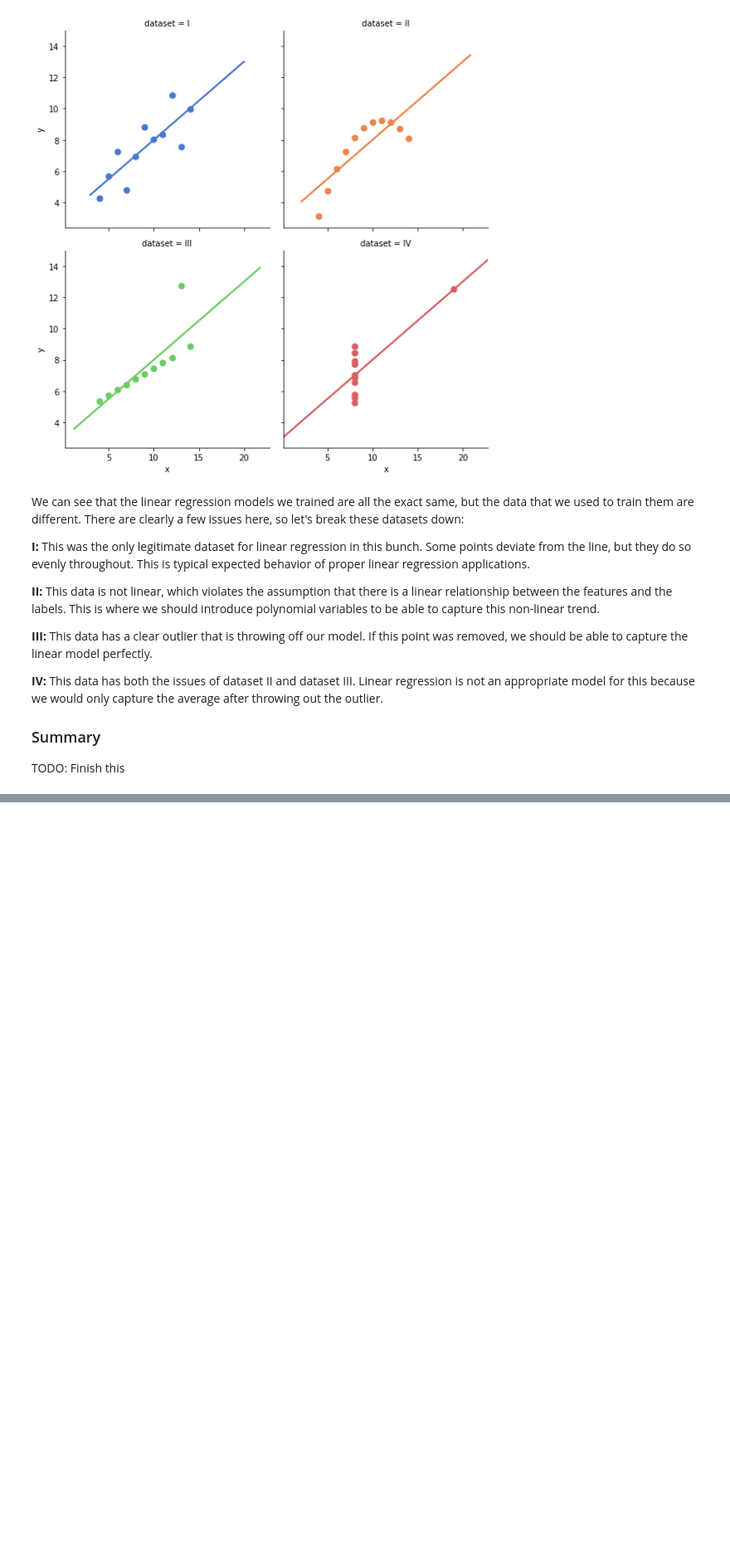
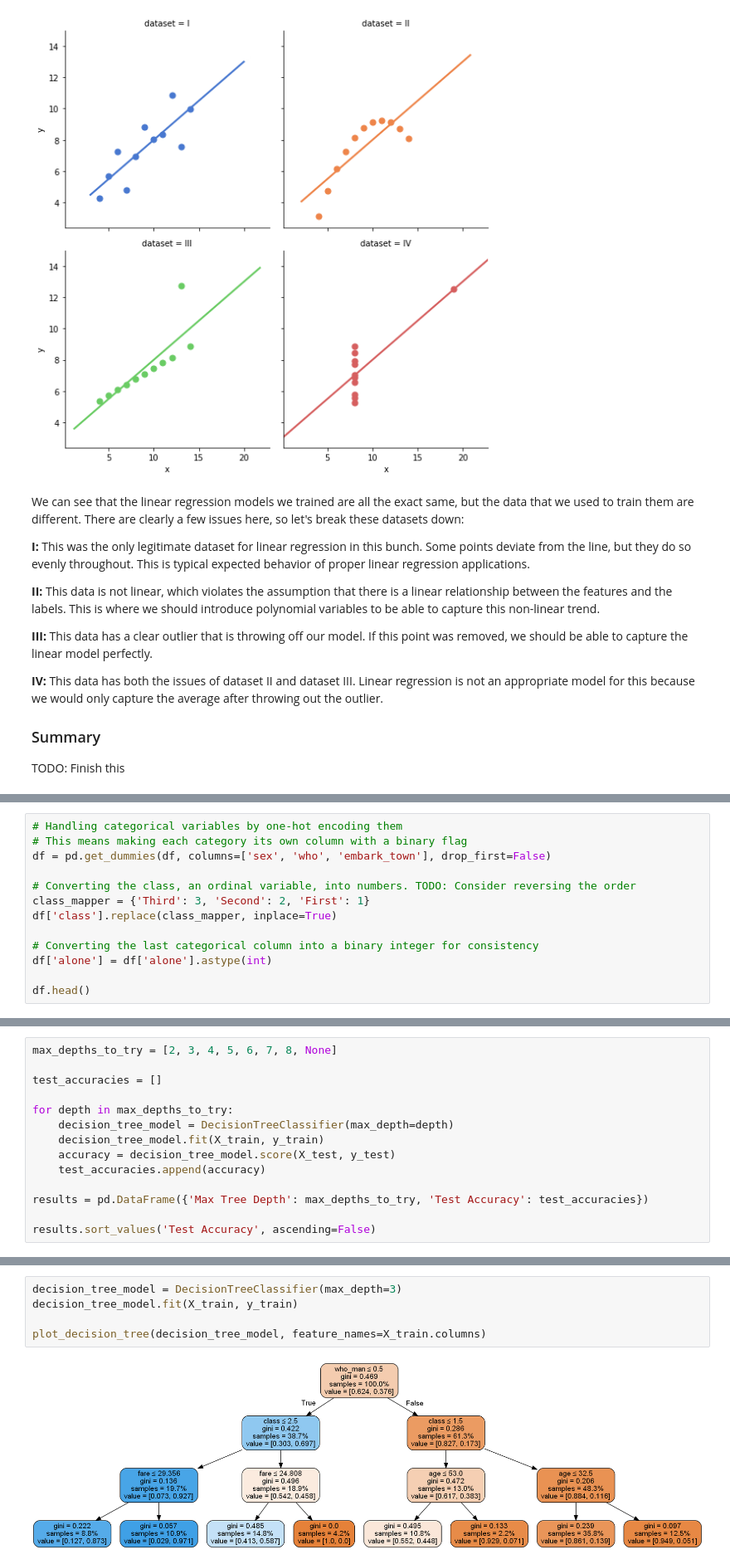
Before and after one commit to JeffMacaluso/Talks, a Jupyter notebook: TheMostImportantModels/TheMostImportantModels.ipynb, the cells around one changed output, grey strips where cells are left out. Shown at 83% size. Cells and saved outputs as stored; diff of their text form; blank space fills up the shorter version.

Commit message:
Updated all three model sections

```diff
--- a/TheMostImportantModels/TheMostImportantModels.ipynb
+++ b/TheMostImportantModels/TheMostImportantModels.ipynb
@@ -295,0 +317,13 @@ TODO: Talk about -
+# %%
+# Handling categorical variables by one-hot encoding them
+# This means making each category its own column with a binary flag
+df = pd.get_dummies(df, columns=['sex', 'who', 'embark_town'], drop_first=False)
+
+# Converting the class, an ordinal variable, into numbers. TODO: Consider reversing the order
+class_mapper = {'Third': 3, 'Second': 2, 'First': 1}
+df['class'].replace(class_mapper, inplace=True)
+
+# Converting the last categorical column into a binary integer for consistency
+df['alone'] = df['alone'].astype(int)
+
+df.head()
@@ -295,0 +412,14 @@ TODO: Talk about -
+# %%
+max_depths_to_try = [2, 3, 4, 5, 6, 7, 8, None]
+
+test_accuracies = []
+
+for depth in max_depths_to_try:
+    decision_tree_model = DecisionTreeClassifier(max_depth=depth)
+    decision_tree_model.fit(X_train, y_train)
+    accuracy = decision_tree_model.score(X_test, y_test)
+    test_accuracies.append(accuracy)
+
+results = pd.DataFrame({'Max Tree Depth': max_depths_to_try, 'Test Accuracy': test_accuracies})
+
+results.sort_values('Test Accuracy', ascending=False)
@@ -296,3 +436,10 @@ TODO: Talk about -
+# %%
+decision_tree_model = DecisionTreeClassifier(max_depth=3)
+decision_tree_model.fit(X_train, y_train)
+
+plot_decision_tree(decision_tree_model, feature_names=X_train.columns)
+# %% [output]
+[figure, added]
 # %% [markdown]
 ## Random Forests
 
```
Also changed, not shown: parts of 18 cells of this notebook.
